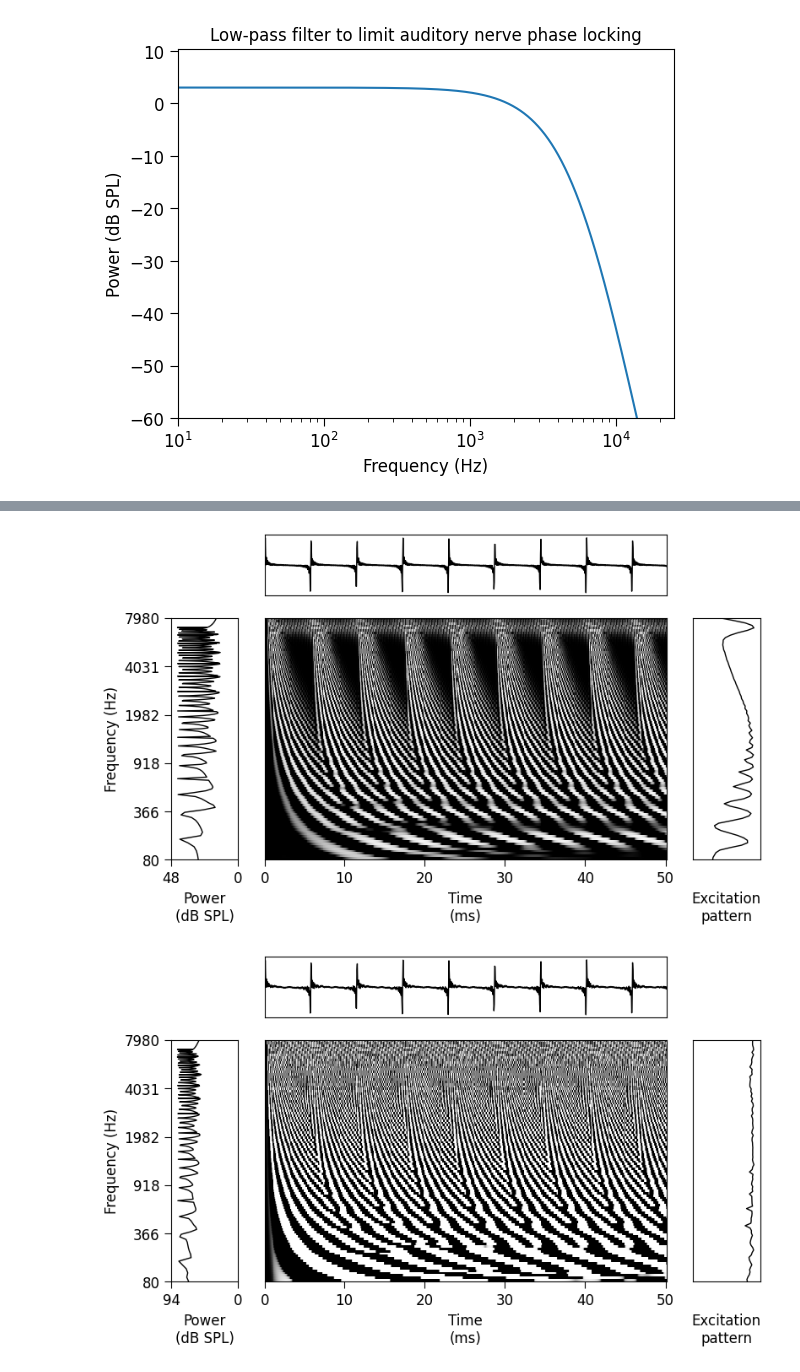
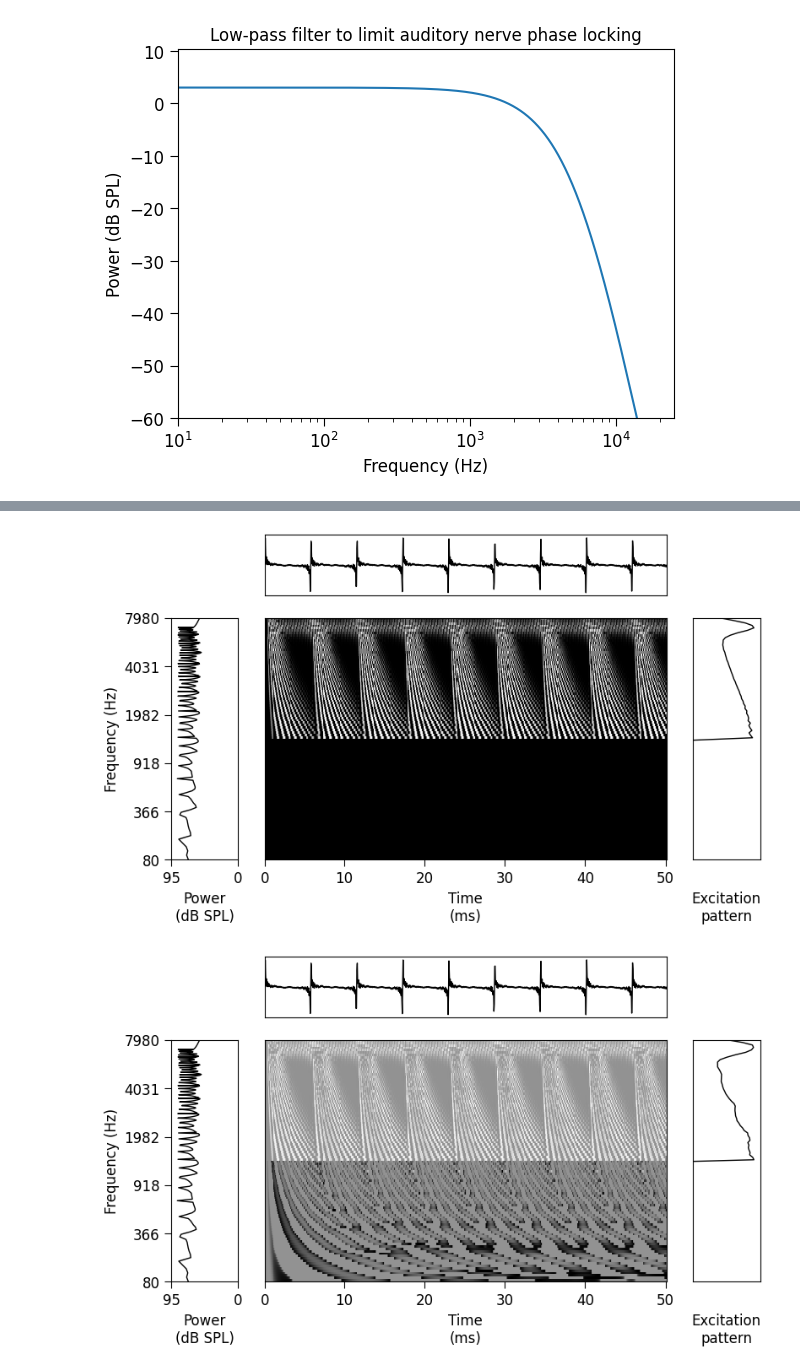
Before and after one commit to msaddler/auditory_model_tutorial, a Jupyter notebook: DEV.ipynb, the cells around one changed output, grey strips where cells are left out. Cells and saved outputs as stored; diff of their text form; code cells hidden in the pictures.

```diff
--- a/DEV.ipynb
+++ b/DEV.ipynb
@@ -16,5 +16,6 @@ importlib.reload(filters)
 importlib.reload(modules)
 
 device = "cpu"
+device = torch.device("cuda:0" if torch.cuda.is_available() else "cpu")
 device
 # %% [output]
@@ -326,25 +320,26 @@ healthy_cochlear_model = CochlearModel(
     cfs=cfs,
     compression_power=0.3,
     bw_mult=1.0,
+    threshold=12.0
 ).to(device)
 
 impaired_cochlear_model = CochlearModel(
     sr_input=sr,
     cfs=cfs,
-    compression_power=1.0,
-    # threshold=40.0,
-    # compression_power=np.linspace(0.3, 1.0, 100),
+    compression_power=0.3,
     bw_mult=1.0,
+    # threshold=42.0,
+    threshold=np.array([12] * (50) + [72] * (len(cfs) - 50))
 ).to(device)
 
 def loss_function(x_healthy, x_impaired):
     y_healthy = healthy_cochlear_model(x_healthy)
     y_impaired = impaired_cochlear_model(x_impaired)
-    # loss = torch.nn.functional.mse_loss(y_impaired, y_healthy)
-    loss = torch.nn.functional.l1_loss(y_impaired, y_healthy)
+    loss = torch.nn.functional.mse_loss(y_impaired, y_healthy)
+    # loss = torch.nn.functional.l1_loss(y_impaired, y_healthy)
     return loss
 
-hearing_aid = HearingAid(sr=sr)
+hearing_aid = HearingAid(sr=sr).to(device)
 for n, p in hearing_aid.named_parameters():
     print(n, p)
 # %% [output]
@@ -425,44 +421,59 @@ x = utils.harmonic_complex_tone(
 )
 # x = np.random.randn(10000)
 x = utils.set_dbspl(x, 60.0)
-x = torch.as_tensor(x[None, ...], dtype=torch.float32)
+x = torch.as_tensor(x[None, ...], dtype=torch.float32, device=device)
 x_aided = hearing_aid(x)
 
 
 nervegram_x = healthy_cochlear_model(x)[0].detach().cpu().numpy()
 nervegram_x_aided = healthy_cochlear_model(x_aided)[0].detach().cpu().numpy()
 nervegram_x_impaired = impaired_cochlear_model(x)[0].detach().cpu().numpy()
 nervegram_x_impaired_aided = impaired_cochlear_model(x_aided)[0].detach().cpu().numpy()
 
 fig, ax_arr = utils.make_nervegram_plot(
-    waveform=x[0].detach().cpu().numpy(),
-    nervegram=nervegram_x,
+    waveform=x_aided[0].detach().cpu().numpy(),
+    nervegram=nervegram_x - nervegram_x_impaired,
     sr_waveform=healthy_cochlear_model.sr_input,
     sr_nervegram=healthy_cochlear_model.sr_output,
     cfs=healthy_cochlear_model.cfs,
 )
 fig, ax_arr = utils.make_nervegram_plot(
     waveform=x_aided[0].detach().cpu().numpy(),
-    nervegram=nervegram_x_aided,
+    nervegram=nervegram_x - nervegram_x_impaired_aided,
     sr_waveform=healthy_cochlear_model.sr_input,
     sr_nervegram=healthy_cochlear_model.sr_output,
     cfs=healthy_cochlear_model.cfs,
 )
-fig, ax_arr = utils.make_nervegram_plot(
-    waveform=x[0].detach().cpu().numpy(),
-    nervegram=nervegram_x_impaired,
-    sr_waveform=healthy_cochlear_model.sr_input,
-    sr_nervegram=healthy_cochlear_model.sr_output,
-    cfs=healthy_cochlear_model.cfs,
-)
+
+# fig, ax_arr = utils.make_nervegram_plot(
+#     waveform=x[0].detach().cpu().numpy(),
+#     nervegram=nervegram_x,
+#     sr_waveform=healthy_cochlear_model.sr_input,
+#     sr_nervegram=healthy_cochlear_model.sr_output,
+#     cfs=healthy_cochlear_model.cfs,
+# )
+# fig, ax_arr = utils.make_nervegram_plot(
+#     waveform=x_aided[0].detach().cpu().numpy(),
+#     nervegram=nervegram_x_aided,
+#     sr_waveform=healthy_cochlear_model.sr_input,
+#     sr_nervegram=healthy_cochlear_model.sr_output,
+#     cfs=healthy_cochlear_model.cfs,
+# )
+# fig, ax_arr = utils.make_nervegram_plot(
+#     waveform=x[0].detach().cpu().numpy(),
+#     nervegram=nervegram_x_impaired,
+#     sr_waveform=healthy_cochlear_model.sr_input,
+#     sr_nervegram=healthy_cochlear_model.sr_output,
+#     cfs=healthy_cochlear_model.cfs,
+# )
 fig, ax_arr = utils.make_nervegram_plot(
     waveform=x_aided[0].detach().cpu().numpy(),
     nervegram=nervegram_x_impaired_aided,
     sr_waveform=healthy_cochlear_model.sr_input,
     sr_nervegram=healthy_cochlear_model.sr_output,
     cfs=healthy_cochlear_model.cfs,
 )
 plt.show()
 # %% [output]
-[figure, old version]
+[figure, new version]
-[figure, old version]
+[figure, new version]
```
Also changed, not shown: parts of 9 cells of this notebook, 1 other file.
